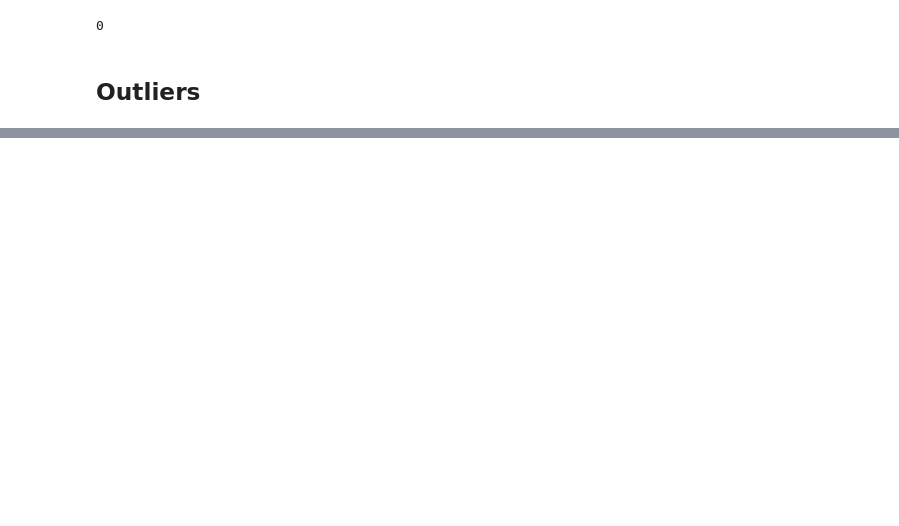
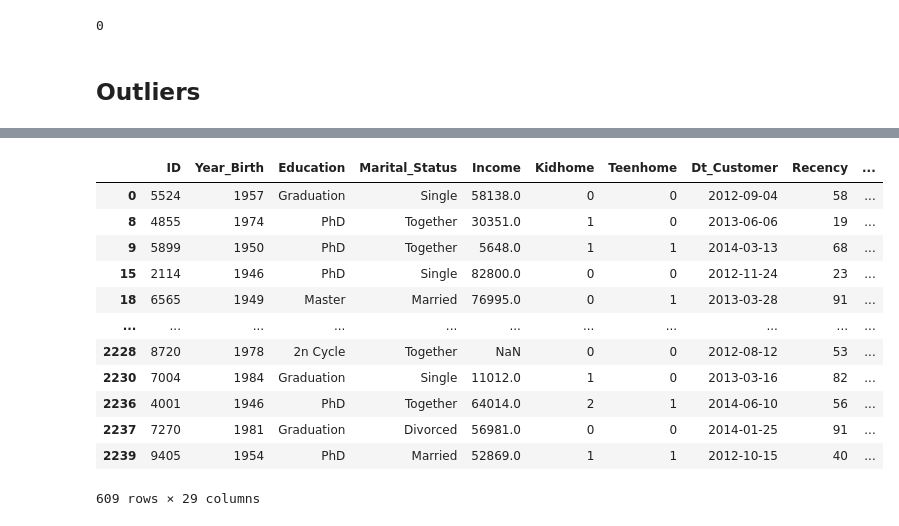
Before and after one commit to kimvkemenade/DM_team16, a Jupyter notebook: DM_Assignment_2.ipynb, the cells around one changed output, grey strips where cells are left out. Drawn from its saved outputs; the diff is of its cells as text; code cells hidden in the pictures; blank space fills up the shorter version.

```diff
--- a/DM_Assignment_2.ipynb
+++ b/DM_Assignment_2.ipynb
@@ -129,0 +181,20 @@ marketing_df.duplicated().sum()
+# %%
+columns_to_check = ['AcceptedCmp1', 'AcceptedCmp2', 'AcceptedCmp3', 'AcceptedCmp4', 'AcceptedCmp5', 'Response']
+accepted_df = marketing_df[(marketing_df[columns_to_check] != 0).any(axis=1)]
+
+# Display the filtered DataFrame
+accepted_df
+# %% [output]
+|  | ID | Year_Birth | Education | Marital_Status | Income | Kidhome | Teenhome | Dt_Customer | Recency | ... |
+| 0 | 5524 | 1957 | Graduation | Single | 58138.0 | 0 | 0 | 2012-09-04 | 58 | ... |
+| 8 | 4855 | 1974 | PhD | Together | 30351.0 | 1 | 0 | 2013-06-06 | 19 | ... |
+| 9 | 5899 | 1950 | PhD | Together | 5648.0 | 1 | 1 | 2014-03-13 | 68 | ... |
+| 15 | 2114 | 1946 | PhD | Single | 82800.0 | 0 | 0 | 2012-11-24 | 23 | ... |
+| 18 | 6565 | 1949 | Master | Married | 76995.0 | 0 | 1 | 2013-03-28 | 91 | ... |
+| ... | ... | ... | ... | ... | ... | ... | ... | ... | ... | ... |
+| 2228 | 8720 | 1978 | 2n Cycle | Together | NaN | 0 | 0 | 2012-08-12 | 53 | ... |
+| 2230 | 7004 | 1984 | Graduation | Single | 11012.0 | 1 | 0 | 2013-03-16 | 82 | ... |
+| 2236 | 4001 | 1946 | PhD | Together | 64014.0 | 2 | 1 | 2014-06-10 | 56 | ... |
+| 2237 | 7270 | 1981 | Graduation | Divorced | 56981.0 | 0 | 0 | 2014-01-25 | 91 | ... |
+| 2239 | 9405 | 1954 | PhD | Married | 52869.0 | 1 | 1 | 2012-10-15 | 40 | ... |
+609 rows × 29 columns
```
Also changed, not shown: parts of 13 cells of this notebook.
